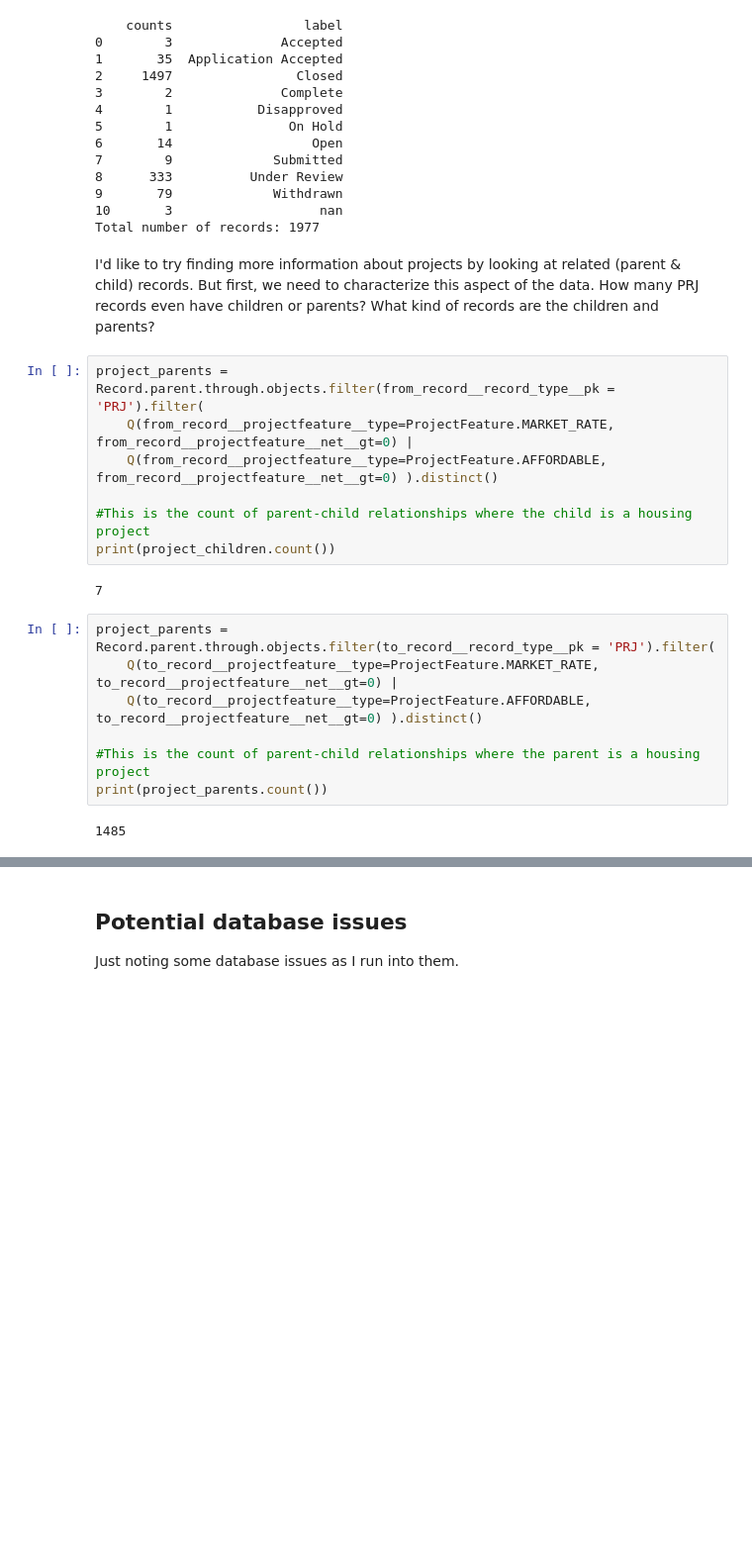
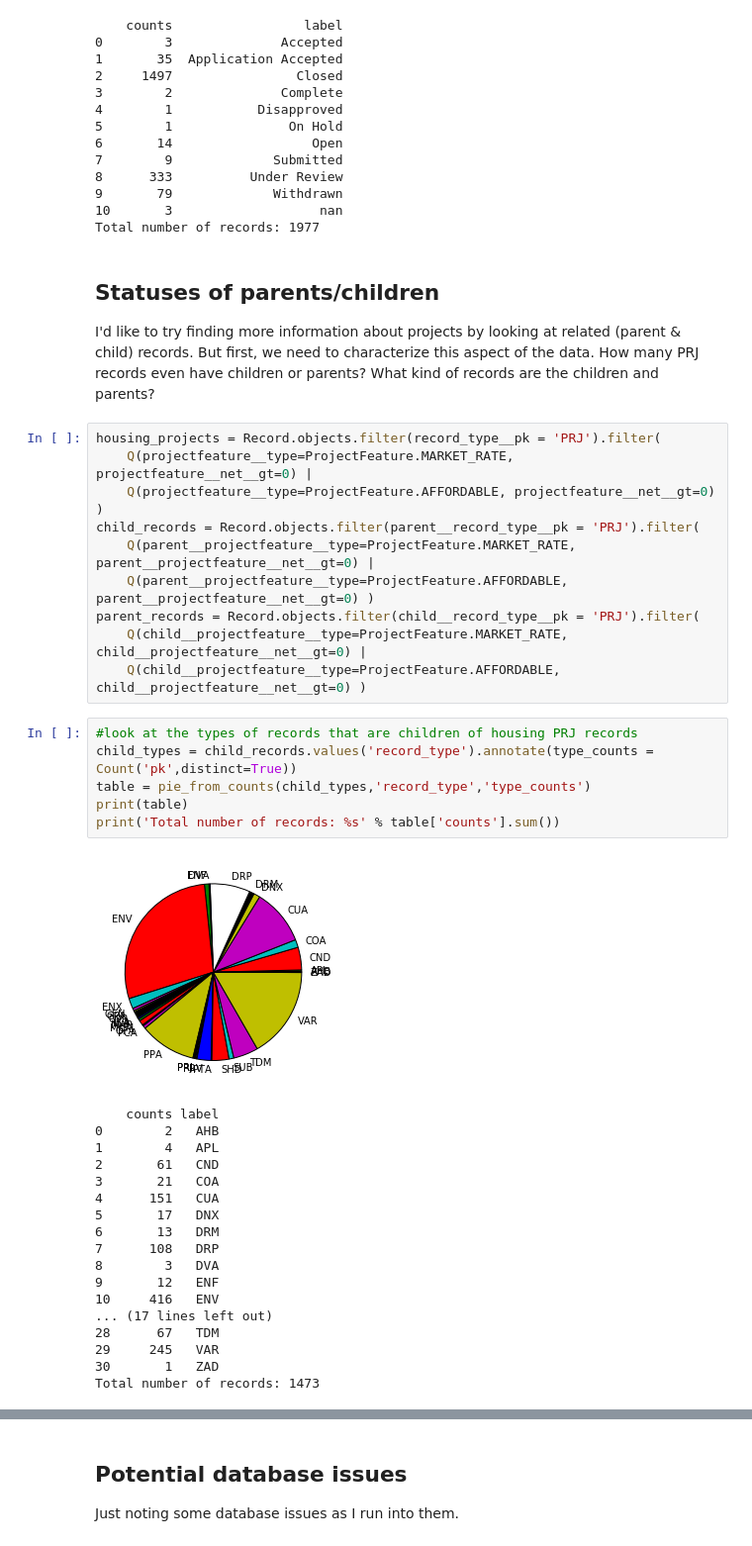
Before and after one commit to YIMBYdata/planningportal, a Jupyter notebook: Graph testing.ipynb, the cells around one changed output, grey strips where cells are left out. Shown at 99% size. Drawn from its saved outputs; the diff is of its cells as text; blank space fills up the shorter version.

Commit message:
Explore statuses of child records

```diff
--- a/Graph testing.ipynb
+++ b/Graph testing.ipynb
@@ -121,22 +124,40 @@ print('Total number of records: %s' % table['counts'].sum())
 10       3                   nan
 Total number of records: 1977
 # %% [markdown]
+## Statuses of parents/children
 I'd like to try finding more information about projects by looking at related (parent & child) records.  But first, we need to characterize this aspect of the data.  How many PRJ records even have children or parents?  What kind of records are the children and parents?
-# %%
-project_parents = Record.parent.through.objects.filter(from_record__record_type__pk = 'PRJ').filter(
-    Q(from_record__projectfeature__type=ProjectFeature.MARKET_RATE, from_record__projectfeature__net__gt=0) |
-    Q(from_record__projectfeature__type=ProjectFeature.AFFORDABLE, from_record__projectfeature__net__gt=0) ).distinct()
-
-#This is the count of parent-child relationships where the child is a housing project
-print(project_children.count())
-# %% [output]
-7
-# %%
-project_parents = Record.parent.through.objects.filter(to_record__record_type__pk = 'PRJ').filter(
-    Q(to_record__projectfeature__type=ProjectFeature.MARKET_RATE, to_record__projectfeature__net__gt=0) |
-    Q(to_record__projectfeature__type=ProjectFeature.AFFORDABLE, to_record__projectfeature__net__gt=0) ).distinct()
-
-#This is the count of parent-child relationships where the parent is a housing project
-print(project_parents.count())
-# %% [output]
-1485
+# %%
+housing_projects = Record.objects.filter(record_type__pk = 'PRJ').filter(
+    Q(projectfeature__type=ProjectFeature.MARKET_RATE, projectfeature__net__gt=0) |
+    Q(projectfeature__type=ProjectFeature.AFFORDABLE, projectfeature__net__gt=0) )
+child_records = Record.objects.filter(parent__record_type__pk = 'PRJ').filter(
+    Q(parent__projectfeature__type=ProjectFeature.MARKET_RATE, parent__projectfeature__net__gt=0) |
+    Q(parent__projectfeature__type=ProjectFeature.AFFORDABLE, parent__projectfeature__net__gt=0) )
+parent_records = Record.objects.filter(child__record_type__pk = 'PRJ').filter(
+    Q(child__projectfeature__type=ProjectFeature.MARKET_RATE, child__projectfeature__net__gt=0) |
+    Q(child__projectfeature__type=ProjectFeature.AFFORDABLE, child__projectfeature__net__gt=0) )
+# %%
+#look at the types of records that are children of housing PRJ records
+child_types = child_records.values('record_type').annotate(type_counts = Count('pk',distinct=True))
+table = pie_from_counts(child_types,'record_type','type_counts')
+print(table)
+print('Total number of records: %s' % table['counts'].sum())
+# %% [output]
+[figure, added]
+    counts label
+0        2   AHB
+1        4   APL
+2       61   CND
+3       21   COA
+4      151   CUA
+5       17   DNX
+6       13   DRM
+7      108   DRP
+8        3   DVA
+9       12   ENF
+10     416   ENV
+... (17 lines left out)
+28      67   TDM
+29     245   VAR
+30       1   ZAD
+Total number of records: 1473
```
Also changed, not shown: parts of 15 cells of this notebook.
